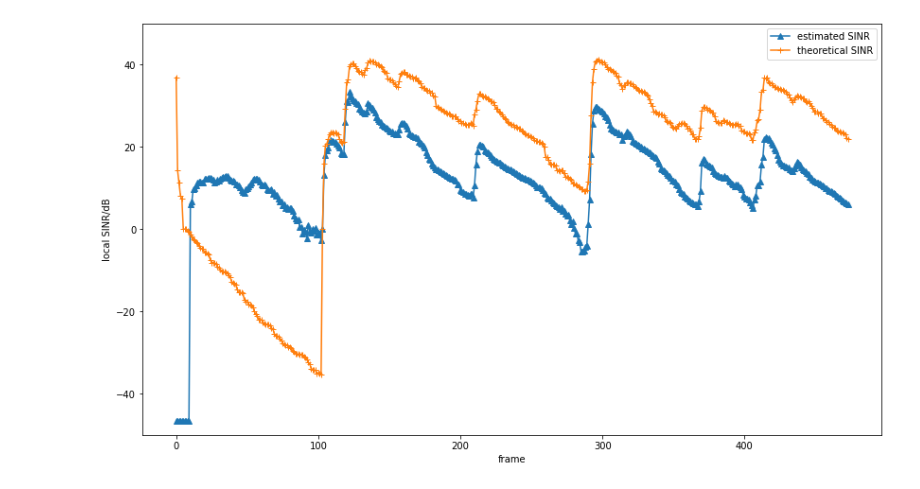
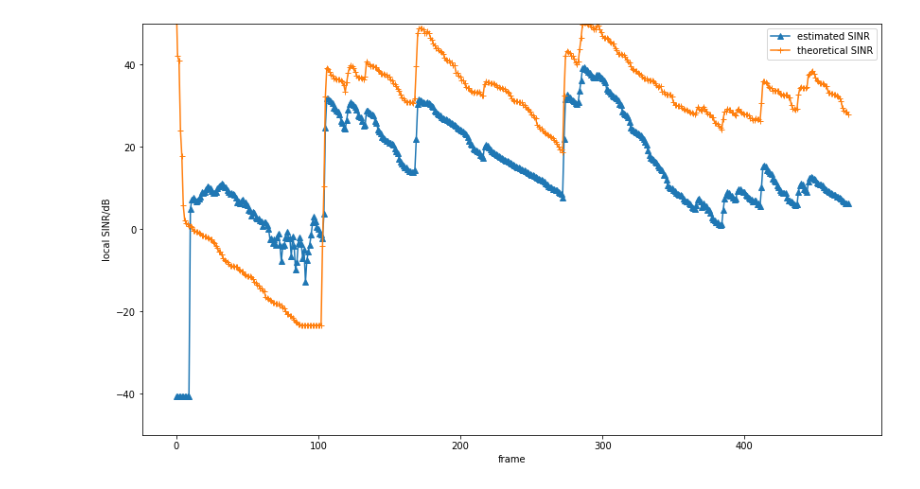
Before and after one commit to wangwei2009/DistantSpeech, a Jupyter notebook: example/mcspp.ipynb, the cells around one changed output. Saved outputs shown, nothing was run; the diff lists cells and outputs as text; code cells hidden in the pictures.

Commit message:
1. update complex mcspp simulation

```diff
--- a/example/mcspp.ipynb
+++ b/example/mcspp.ipynb
@@ -134,6 +118,7 @@ p = np.zeros((half_bin, Y.shape[1]))
 q = np.zeros((half_bin, Y.shape[1]))
 
 Yout = np.zeros((Y.shape[0], Y.shape[1]), dtype=complex)
+Yout1 = np.zeros((Y.shape[0], Y.shape[1]), dtype=complex)
 w_n = np.zeros((M, half_bin), dtype=complex)
 
 alpha_xx = mcspp.alpha
@@ -143,6 +128,7 @@ Phi_vv_th = np.zeros((M, M, half_bin), dtype=complex)
 
 xi_th = np.zeros((half_bin, Y.shape[1])) # theoretical
 xi = np.zeros((half_bin, Y.shape[1])) # estimated
+xi_local_th = np.zeros((half_bin, Y.shape[1])) # theoretical
 
 
 for n in range(Y.shape[1]):
@@ -151,19 +137,24 @@ for n in range(Y.shape[1]):
     # theoretical PSD
     noise = Noise[:, n, :] # [M, half_bin]
     target_n = target[:, n, :]
-    psd_vv_th = np.einsum('ij,il->ijl', noise, noise.conj())
+    psd_vv_th = np.einsum('ij,il->ijl', noise, noise.conj()) # [half_bin, M, M]
     Phi_vv_th = alpha_vv * Phi_vv_th + (1 - alpha_vv) * (np.transpose(psd_vv_th, (1, 2, 0))) # [M,M,half_bin]
 
     psd_xx_th = np.einsum('ij,il->ijl', target_n, target_n.conj())
     Phi_xx_th = alpha_xx * Phi_xx_th + (1 - alpha_xx) * (np.transpose(psd_xx_th, (1, 2, 0))) # [M,M,half_bin]
 
+    xi_local_th[:,n] = (np.abs(psd_xx_th[:,0,0])**2)/((np.abs(psd_vv_th[:,0,0])**2)+1e-3)
+
+
     for k in range(mcspp.half_bin):
         Phi_vv_inv_th = np.linalg.inv(Phi_vv_th[:, :, k] + np.eye(M) * 1e-6)
         xi_th[k, n] =  np.trace(np.real(Phi_vv_inv_th @ Phi_xx_th[:, :, k]))
 
-    p[:, n] = mcspp.estimation(y, diag=1e-8)
+    p[:, n] = mcspp.estimation(y, diag=1e-8, repeat=False)
+    q[:, n] = mcspp.q
     xi[:, n] = mcspp.xi
     if n == 180:
         w_n[:] = mcspp.w
     w_scale = 1 - 1 / (1 + mcspp.xi) ** mcspp.p ** (1 / mcspp.p) # eq.28 in [3]
     Yout[:, n] = np.sum(y*mcspp.w.conj().T, axis=1)
+    Yout1[:, n] = np.sum(y*mcspp.w.conj().T, axis=1)*w_scale
@@ -181,13 +184,13 @@ plt.show()
 # %%
 plt.figure(figsize=(14, 8))
 
-plt.plot(librosa.power_to_db(xi[16,:]), marker="^")
-plt.plot(librosa.power_to_db(xi_th[16,:]), marker="+")
+plt.plot(librosa.power_to_db(xi[32,:]), marker="^")
+plt.plot(librosa.power_to_db(xi_th[32,:]), marker="+")
 plt.xlabel('frame')
 plt.ylabel('local SINR/dB')
 plt.ylim([-50,50])
 
 plt.legend(['estimated SINR', 'theoretical SINR'])
 plt.show()
 # %% [output]
-[figure, old version]
+[figure, new version]
```
Also changed, not shown: parts of 11 cells of this notebook.
